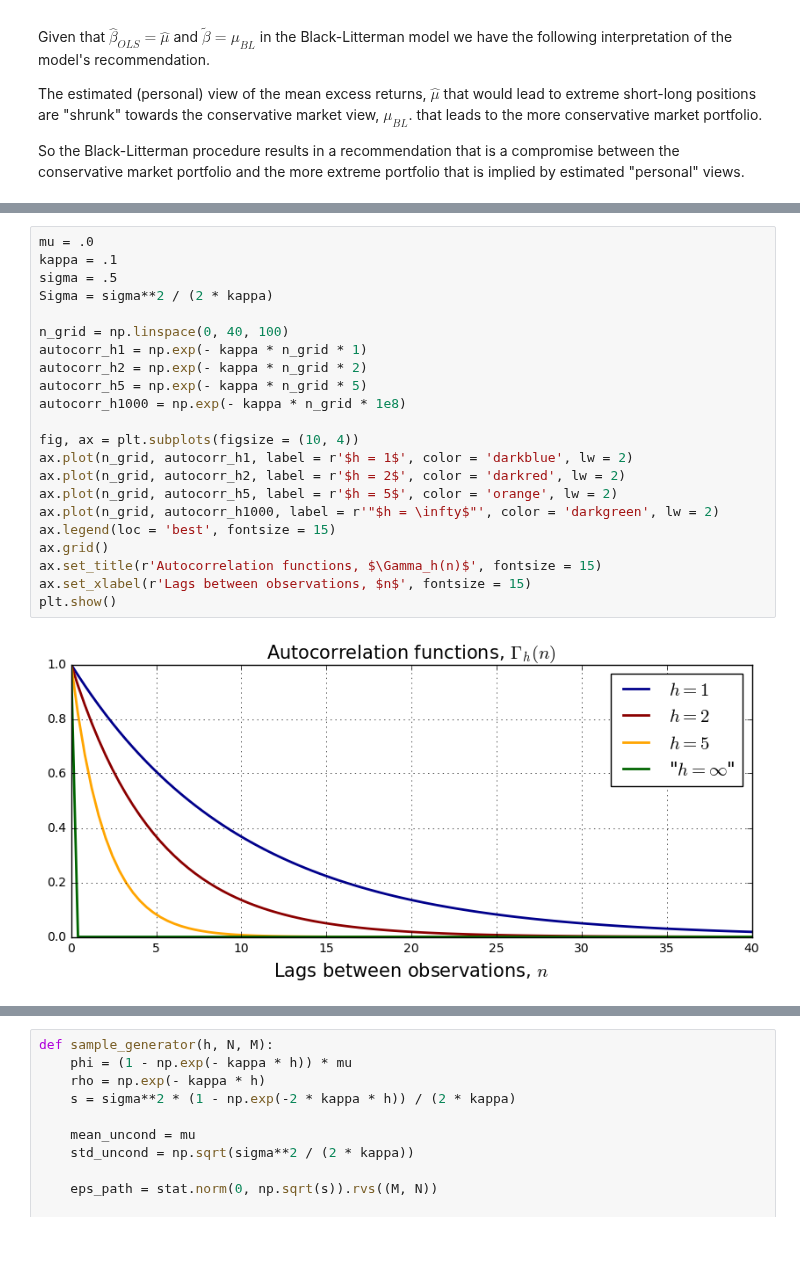
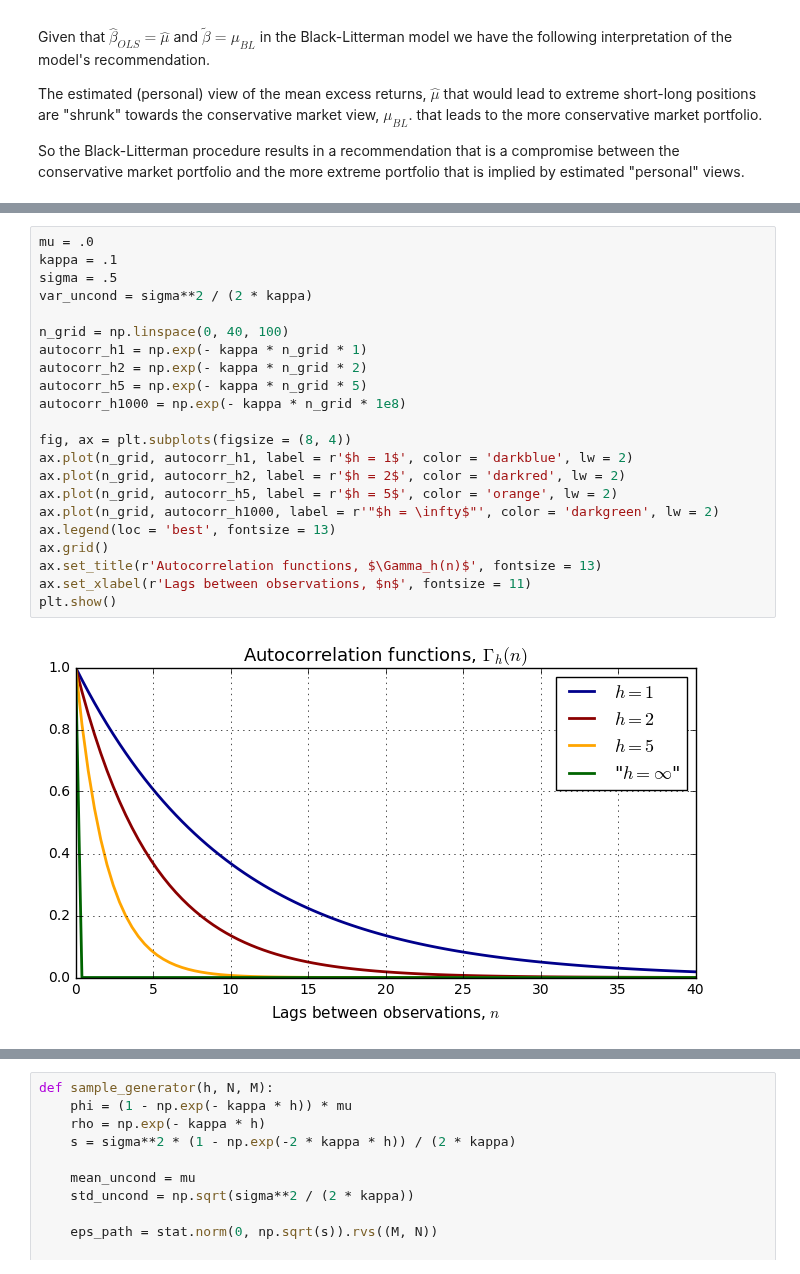
Before and after one commit to QuantEcon/QuantEcon.notebooks, a Jupyter notebook: black_litterman.ipynb, the cells around one changed output, grey strips where cells are left out. Saved outputs shown, nothing was run; the diff lists cells and outputs as text; blank space fills up the shorter version.

```diff
--- a/black_litterman.ipynb
+++ b/black_litterman.ipynb
@@ -863,27 +865,27 @@ The following figure illustrates how the dependence between the observations is
 # %%
 mu = .0
 kappa = .1
 sigma = .5
-Sigma = sigma**2 / (2 * kappa)
+var_uncond = sigma**2 / (2 * kappa)
 
 n_grid = np.linspace(0, 40, 100)
 autocorr_h1 = np.exp(- kappa * n_grid * 1)
 autocorr_h2 = np.exp(- kappa * n_grid * 2)
 autocorr_h5 = np.exp(- kappa * n_grid * 5)
 autocorr_h1000 = np.exp(- kappa * n_grid * 1e8)
 
-fig, ax = plt.subplots(figsize = (10, 4))
+fig, ax = plt.subplots(figsize = (8, 4))
 ax.plot(n_grid, autocorr_h1, label = r'$h = 1$', color = 'darkblue', lw = 2)
 ax.plot(n_grid, autocorr_h2, label = r'$h = 2$', color = 'darkred', lw = 2)
 ax.plot(n_grid, autocorr_h5, label = r'$h = 5$', color = 'orange', lw = 2)
 ax.plot(n_grid, autocorr_h1000, label = r'"$h = \infty$"', color = 'darkgreen', lw = 2)
-ax.legend(loc = 'best', fontsize = 15)
+ax.legend(loc = 'best', fontsize = 13)
 ax.grid()
-ax.set_title(r'Autocorrelation functions, $\Gamma_h(n)$', fontsize = 15)
-ax.set_xlabel(r'Lags between observations, $n$', fontsize = 15)
+ax.set_title(r'Autocorrelation functions, $\Gamma_h(n)$', fontsize = 13)
+ax.set_xlabel(r'Lags between observations, $n$', fontsize = 11)
 plt.show()
 # %% [output]
-[figure, old version]
+[figure, new version]
 # %% [markdown]
 ### Frequency and the mean estimator
 
```
Also changed, not shown: parts of 12 cells of this notebook.
